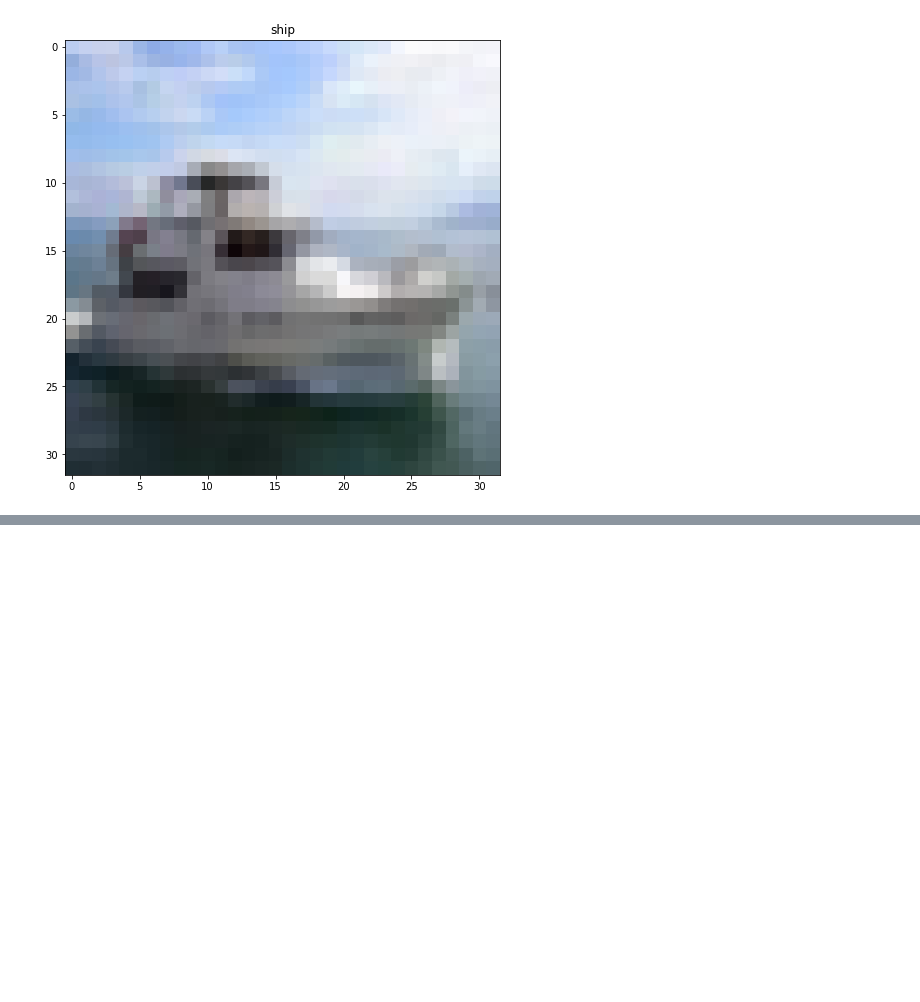
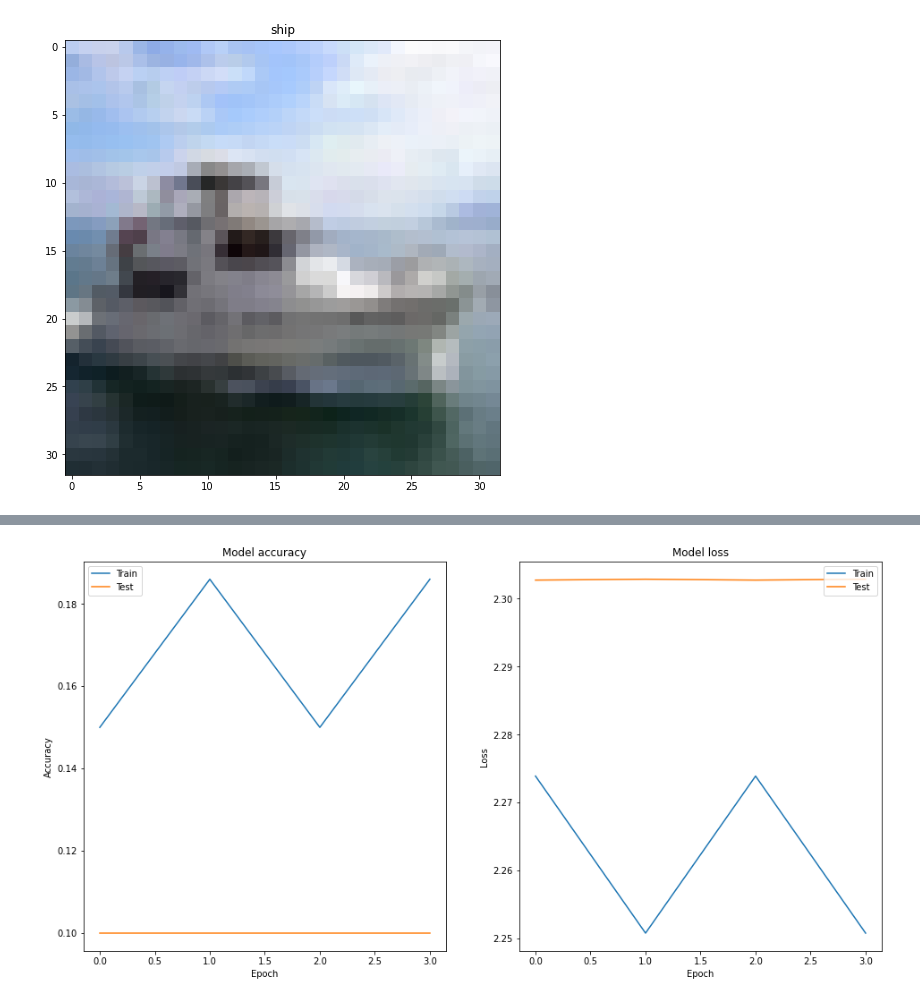
Before and after one commit to teobouvard/study, a Jupyter notebook: miniproject/dev.ipynb, the cells around one changed output, grey strips where cells are left out. Cells and saved outputs as stored; diff of their text form; code cells hidden in the pictures; blank space fills up the shorter version.

```diff
--- a/miniproject/dev.ipynb
+++ b/miniproject/dev.ipynb
@@ -69,5 +88,10 @@ class Signature:
 # %%
-class WeightsFreezer(tf.keras.callbacks.Callback):
+from tensorflow.keras.callbacks import Callback
+
+class WeightsFreezer(Callback):
+    """
+    Callback used to freeze the signature weights of a model during training.
+    """
     def __init__(self, signature):
         self.sig = signature
 
@@ -206,6 +255,6 @@ class SimpleNet(models.Sequential):
 # %%
 model = SimpleNet()
-sig = Signature(b'Some block information', model, ratio=0.0001)
-other_sig = Signature(b"Some other block information", model)
-wf = WeightsFreezer(sig)
+sig = Signature(b'Some block information', model, ratio=1e-4)
+other_sig = Signature(b"Some other block information", model, ratio=1e-4)
+yet_another_sig = Signature(b"Some other block information", model, length=128)
 # %% [output]
@@ -215,4 +265,4 @@ Created signature with 14484 parameters
 # %%
-history = model.fit(x_train, y_train, steps_per_epoch=None, batch_size=100,
-                    epochs=50, validation_data=(x_test,y_test), callbacks=[wf])
+model.train(x_train, y_train, steps_per_epoch=5, batch_size=100,
+          epochs=2, validation_data=(x_test,y_test), signature=sig)
 # %% [output]
@@ -236,0 +272,4 @@ model.save('models/50epochs_ratio4.h5')
+# %%
+f = lambda x : "Verified!" if x else "Not verified!"
+print(f"Checking model against original signature : {f(model.verify(sig))}")
+print(f"Checking model against another signature : {f(model.verify(other_sig))}")
@@ -238,0 +283,6 @@ _, _ = model.plot_training()
+# %%
+MODEL_NAME = '10epochs_nosig'
+model.save_weights(f'models/{MODEL_NAME}')
+model.save_training(f'img/{MODEL_NAME}.svg')
+# %% [output]
+[figure, added]
```
Also changed, not shown: parts of 13 cells of this notebook, 2 other files.
